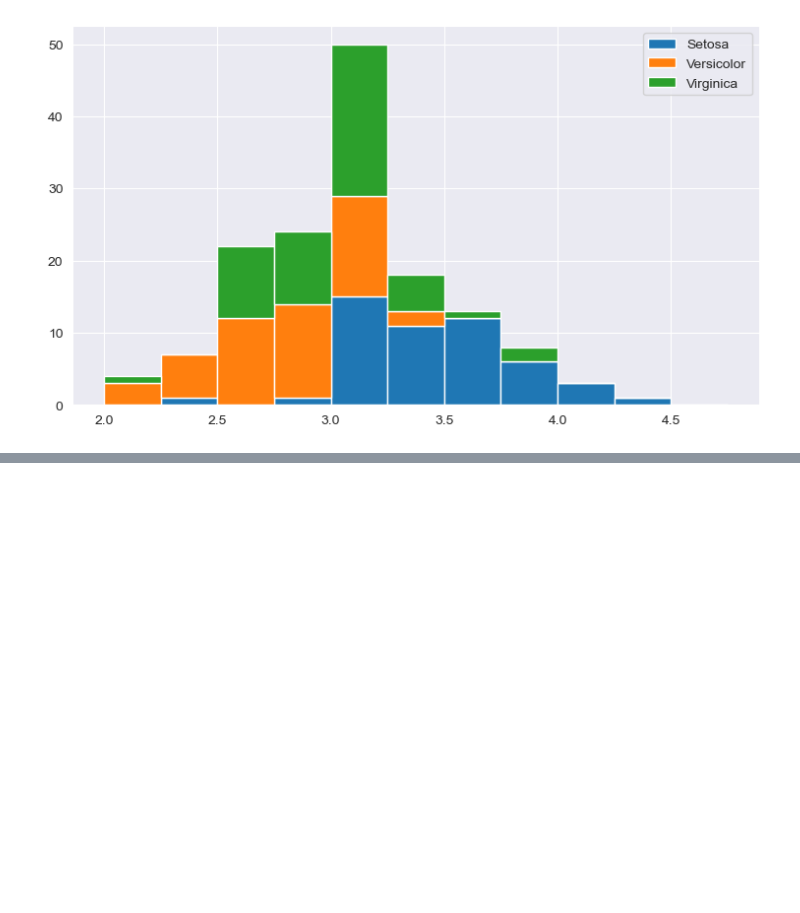
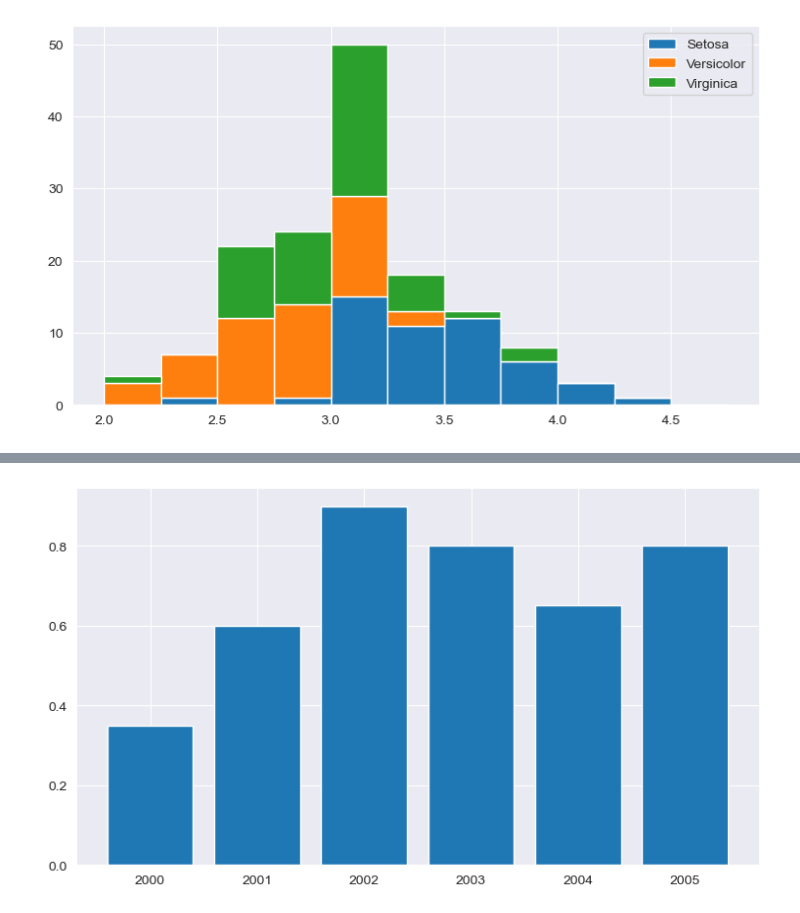
Before and after one commit to Swaraz08/Jupyter, a Jupyter notebook: pandas.ipynb, the cells around one changed output, grey strips where cells are left out. Cells and saved outputs as stored; diff of their text form; code cells hidden in the pictures; blank space fills up the shorter version.

```diff
--- a/pandas.ipynb
+++ b/pandas.ipynb
@@ -1007,0 +1018,4 @@ plt.legend(['Setosa','Versicolor','Virginica']);
+# %%
+plt.bar(years,apples);
+# %% [output]
+[figure, added]
```
Also changed, not shown: parts of 21 cells of this notebook.
